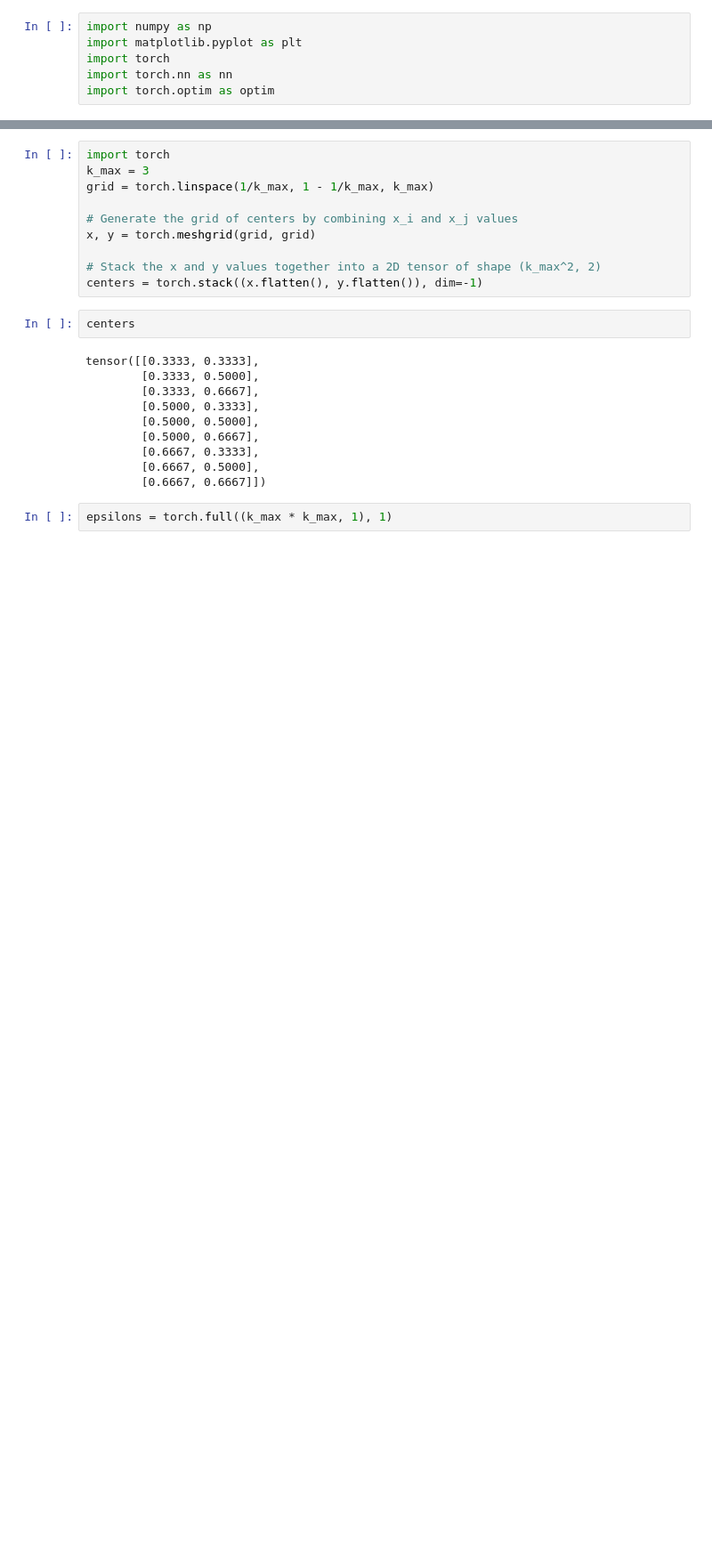
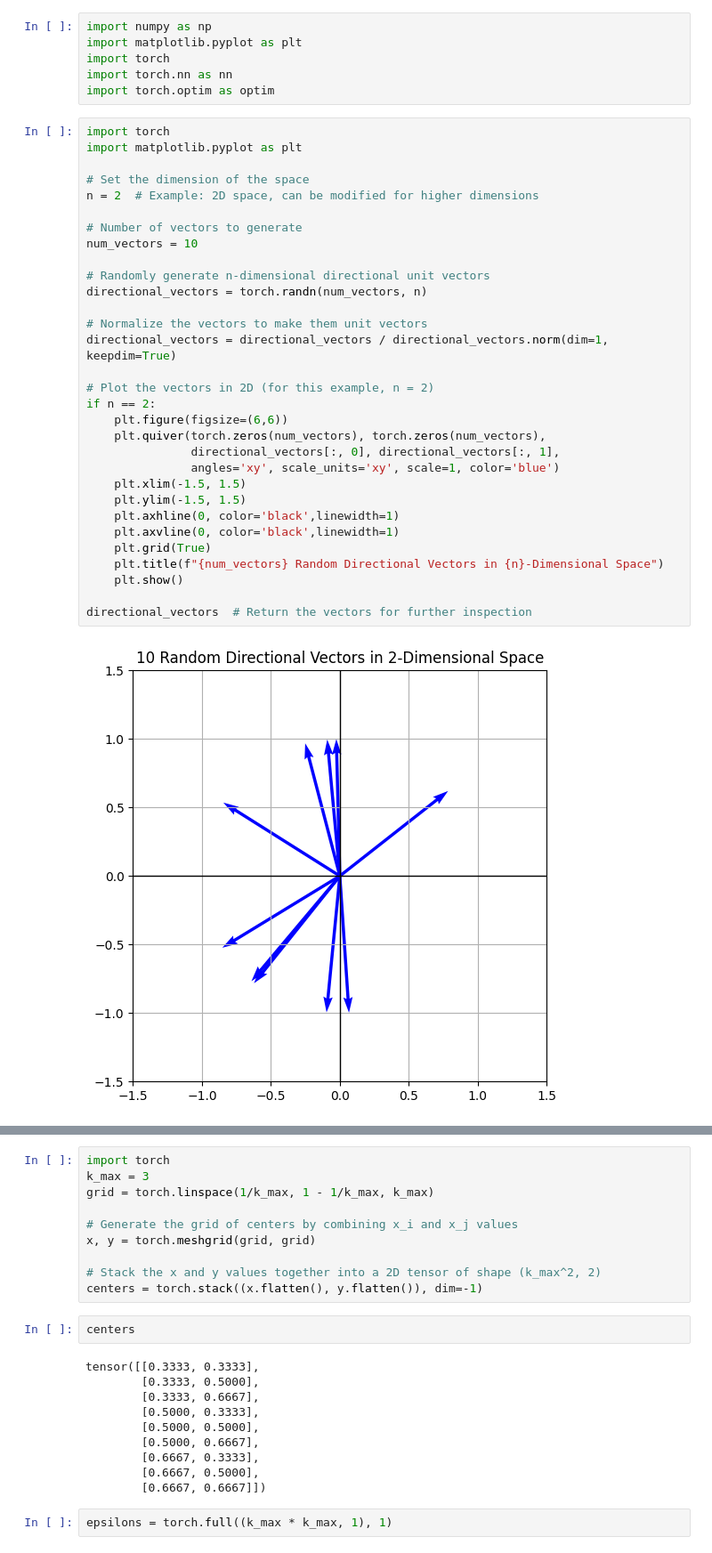
Before and after one commit to Justus-ui/Recursive_kan, a Jupyter notebook: train_time.ipynb, the cells around one changed output, grey strips where cells are left out. Shown: that part at 89% size. Saved outputs shown, nothing was run; the diff lists cells and outputs as text; blank space fills up the shorter version.

```diff
--- a/train_time.ipynb
+++ b/train_time.ipynb
@@ -4,3 +4,36 @@ import matplotlib.pyplot as plt
 import torch
 import torch.nn as nn
 import torch.optim as optim
+# %%
+import torch
+import matplotlib.pyplot as plt
+
+# Set the dimension of the space
+n = 2  # Example: 2D space, can be modified for higher dimensions
+
+# Number of vectors to generate
+num_vectors = 10
+
+# Randomly generate n-dimensional directional unit vectors
+directional_vectors = torch.randn(num_vectors, n)
+
+# Normalize the vectors to make them unit vectors
+directional_vectors = directional_vectors / directional_vectors.norm(dim=1, keepdim=True)
+
+# Plot the vectors in 2D (for this example, n = 2)
+if n == 2:
+    plt.figure(figsize=(6,6))
+    plt.quiver(torch.zeros(num_vectors), torch.zeros(num_vectors),
+               directional_vectors[:, 0], directional_vectors[:, 1],
+               angles='xy', scale_units='xy', scale=1, color='blue')
+    plt.xlim(-1.5, 1.5)
+    plt.ylim(-1.5, 1.5)
+    plt.axhline(0, color='black',linewidth=1)
+    plt.axvline(0, color='black',linewidth=1)
+    plt.grid(True)
+    plt.title(f"{num_vectors} Random Directional Vectors in {n}-Dimensional Space")
+    plt.show()
+
+directional_vectors  # Return the vectors for further inspection
+# %% [output]
+[figure, added]
```
Also changed, not shown: parts of 1 cell of this notebook, 16 other files.
